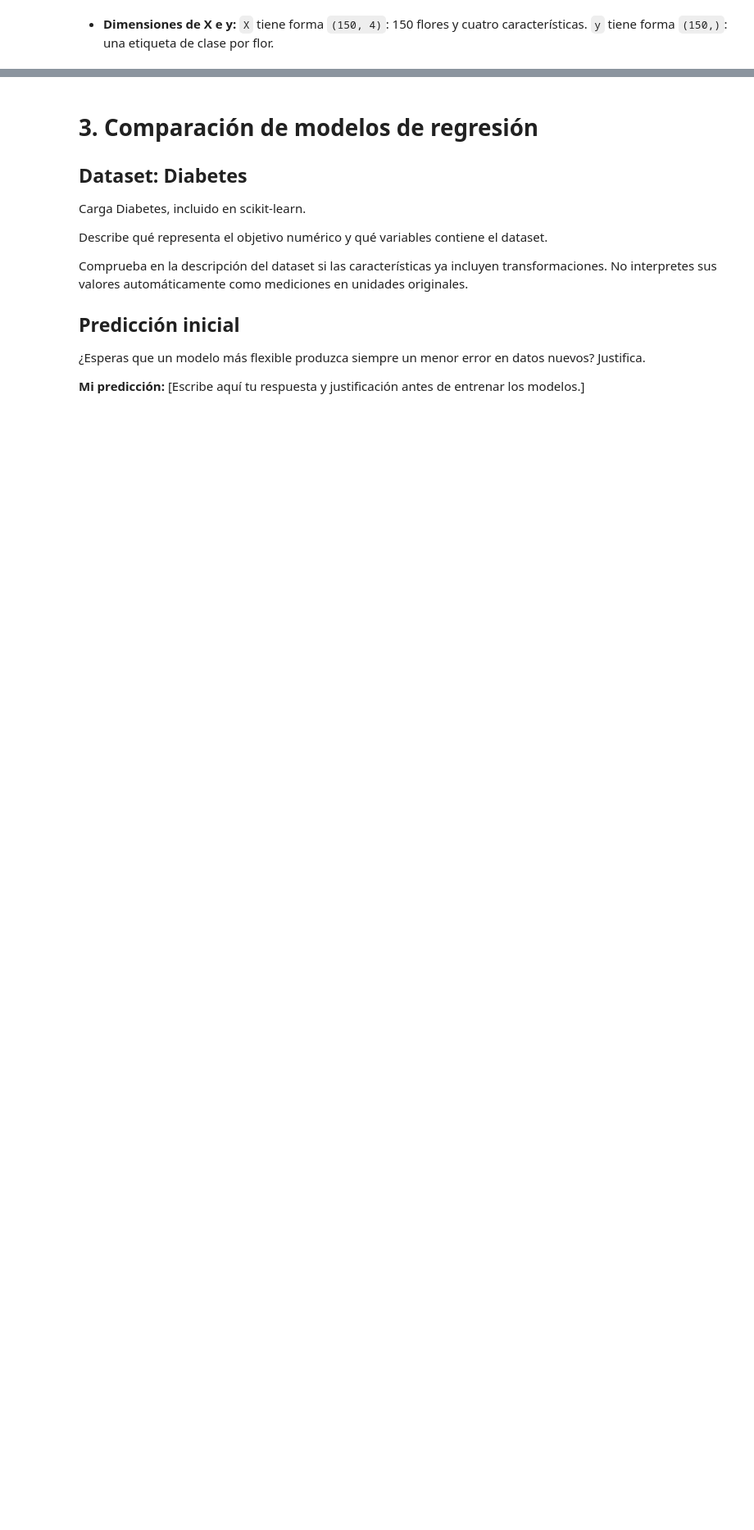
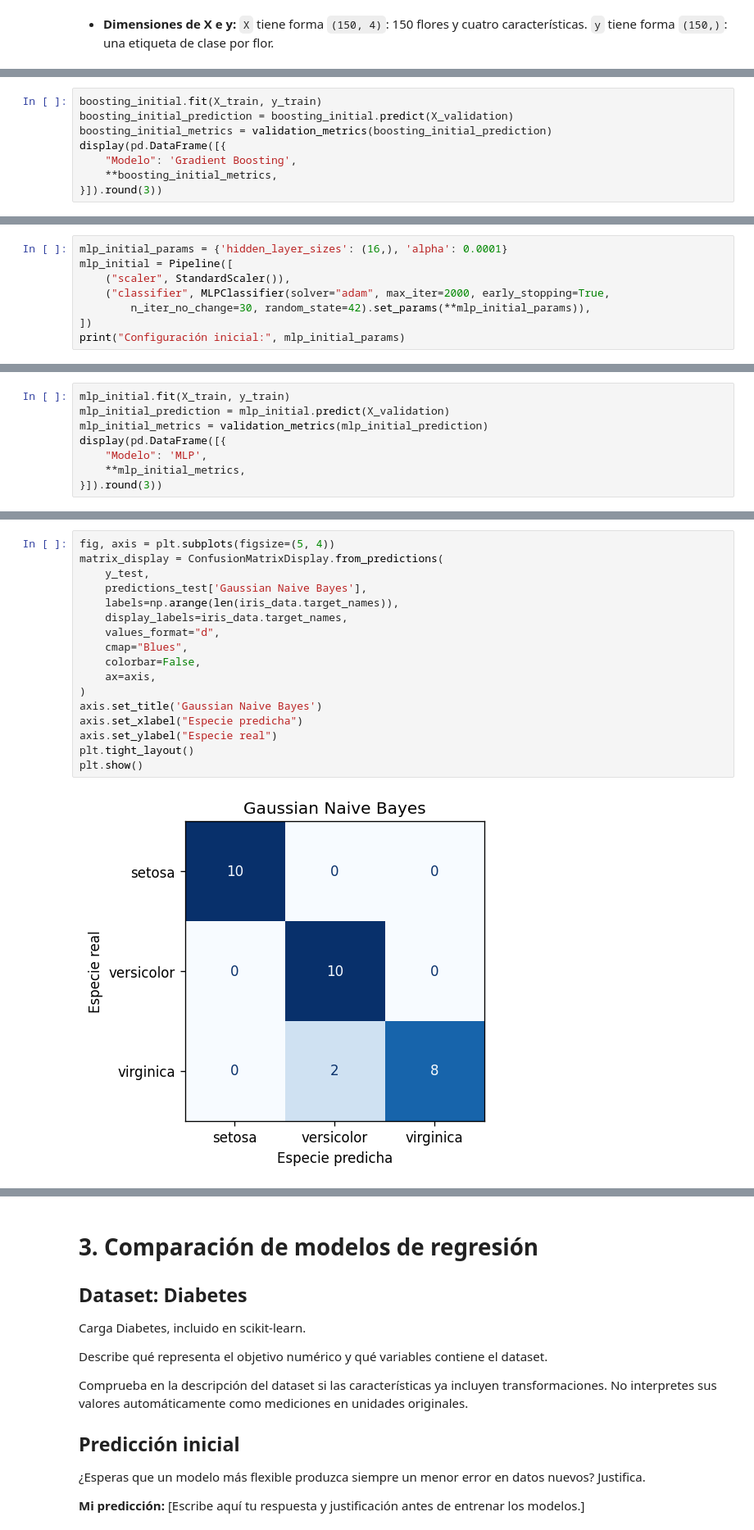
Before and after one commit to Vladimirjon/IR_26B, a Jupyter notebook: notebooks/01_revml.ipynb, the cells around one changed output, grey strips where cells are left out. Shown at 82% size. Cells and saved outputs as stored; diff of their text form; blank space fills up the shorter version.

```diff
--- a/notebooks/01_revml.ipynb
+++ b/notebooks/01_revml.ipynb
@@ -174,0 +603,8 @@ Incluye matrices de confusión de Naive Bayes, SVM y MLP.
+# %%
+boosting_initial.fit(X_train, y_train)
+boosting_initial_prediction = boosting_initial.predict(X_validation)
+boosting_initial_metrics = validation_metrics(boosting_initial_prediction)
+display(pd.DataFrame([{
+    "Modelo": 'Gradient Boosting',
+    **boosting_initial_metrics,
+}]).round(3))
@@ -174,0 +671,8 @@ Incluye matrices de confusión de Naive Bayes, SVM y MLP.
+# %%
+mlp_initial_params = {'hidden_layer_sizes': (16,), 'alpha': 0.0001}
+mlp_initial = Pipeline([
+    ("scaler", StandardScaler()),
+    ("classifier", MLPClassifier(solver="adam", max_iter=2000, early_stopping=True,
+        n_iter_no_change=30, random_state=42).set_params(**mlp_initial_params)),
+])
+print("Configuración inicial:", mlp_initial_params)
@@ -174,0 +685,8 @@ Incluye matrices de confusión de Naive Bayes, SVM y MLP.
+# %%
+mlp_initial.fit(X_train, y_train)
+mlp_initial_prediction = mlp_initial.predict(X_validation)
+mlp_initial_metrics = validation_metrics(mlp_initial_prediction)
+display(pd.DataFrame([{
+    "Modelo": 'MLP',
+    **mlp_initial_metrics,
+}]).round(3))
@@ -174,0 +796,19 @@ Incluye matrices de confusión de Naive Bayes, SVM y MLP.
+# %%
+fig, axis = plt.subplots(figsize=(5, 4))
+matrix_display = ConfusionMatrixDisplay.from_predictions(
+    y_test,
+    predictions_test['Gaussian Naive Bayes'],
+    labels=np.arange(len(iris_data.target_names)),
+    display_labels=iris_data.target_names,
+    values_format="d",
+    cmap="Blues",
+    colorbar=False,
+    ax=axis,
+)
+axis.set_title('Gaussian Naive Bayes')
+axis.set_xlabel("Especie predicha")
+axis.set_ylabel("Especie real")
+plt.tight_layout()
+plt.show()
+# %% [output]
+[figure, added]
```
Also changed, not shown: parts of 60 cells of this notebook.
